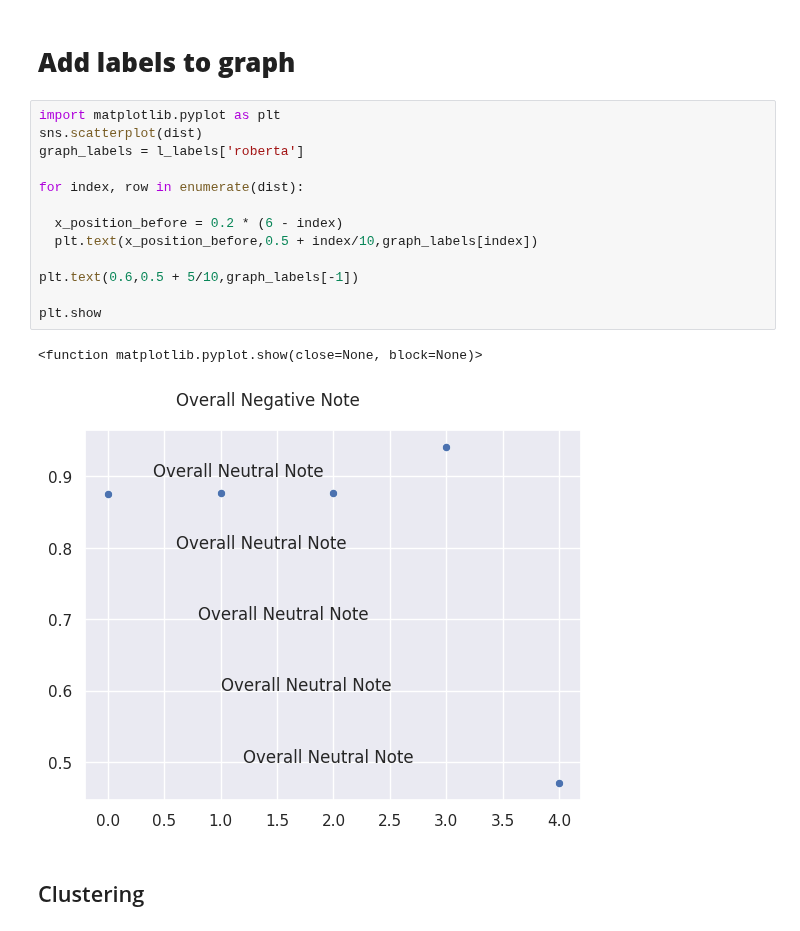
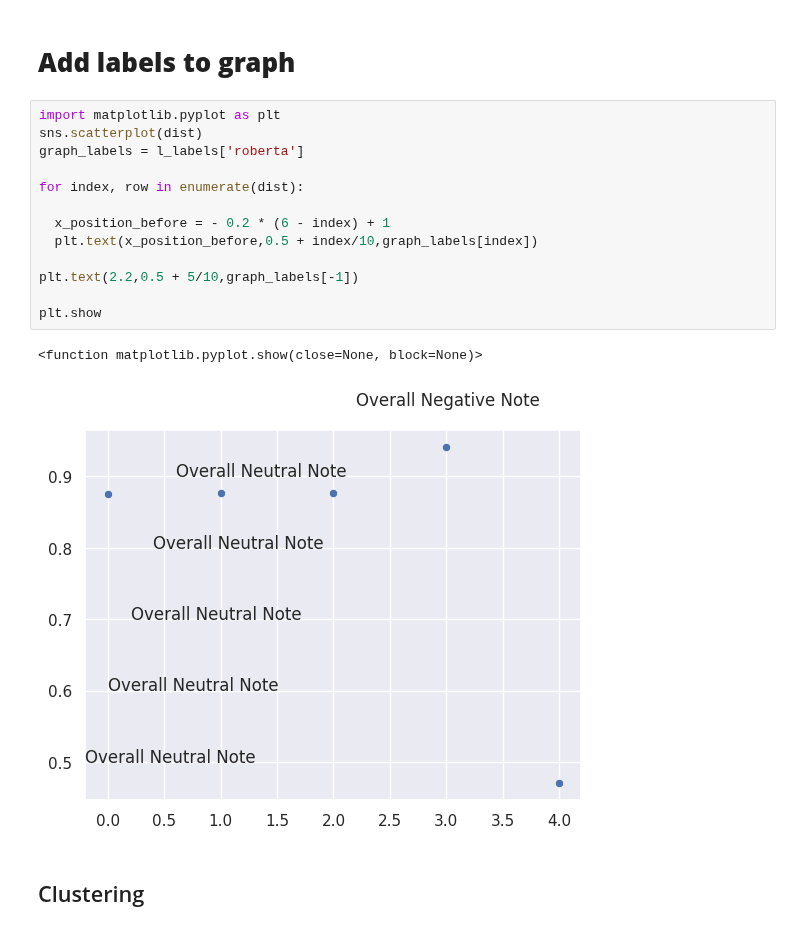
Before and after one commit to tanoManzo/mimic_trajectories, a Jupyter notebook: MIMIC_TRAJECTORY_embeddings_02.ipynb, the cells around one changed output. Cells and saved outputs as stored; diff of their text form.

Commit message:
Add labels to graph

```diff
--- a/MIMIC_TRAJECTORY_embeddings_02.ipynb
+++ b/MIMIC_TRAJECTORY_embeddings_02.ipynb
@@ -320,19 +320,19 @@ l_labels
 # %%
 import matplotlib.pyplot as plt
 sns.scatterplot(dist)
 graph_labels = l_labels['roberta']
 
 for index, row in enumerate(dist):
 
-  x_position_before = 0.2 * (6 - index)
+  x_position_before = - 0.2 * (6 - index) + 1
   plt.text(x_position_before,0.5 + index/10,graph_labels[index])
 
-plt.text(0.6,0.5 + 5/10,graph_labels[-1])
+plt.text(2.2,0.5 + 5/10,graph_labels[-1])
 
 plt.show
 # %% [output]
 <function matplotlib.pyplot.show(close=None, block=None)>
-[figure, old version]
+[figure, new version]
 # %% [markdown]
 ## Clustering
 # %%
```
